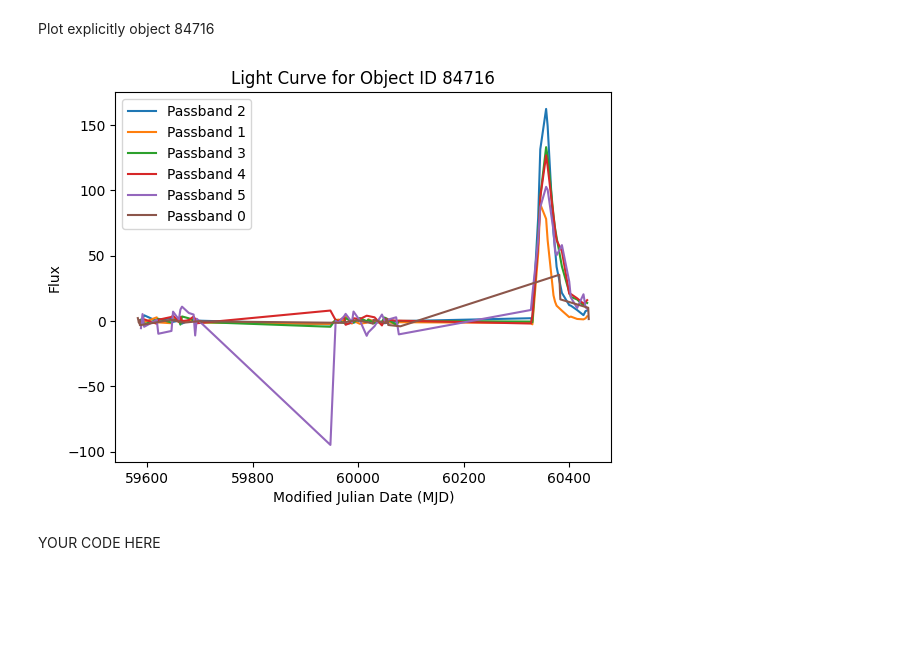
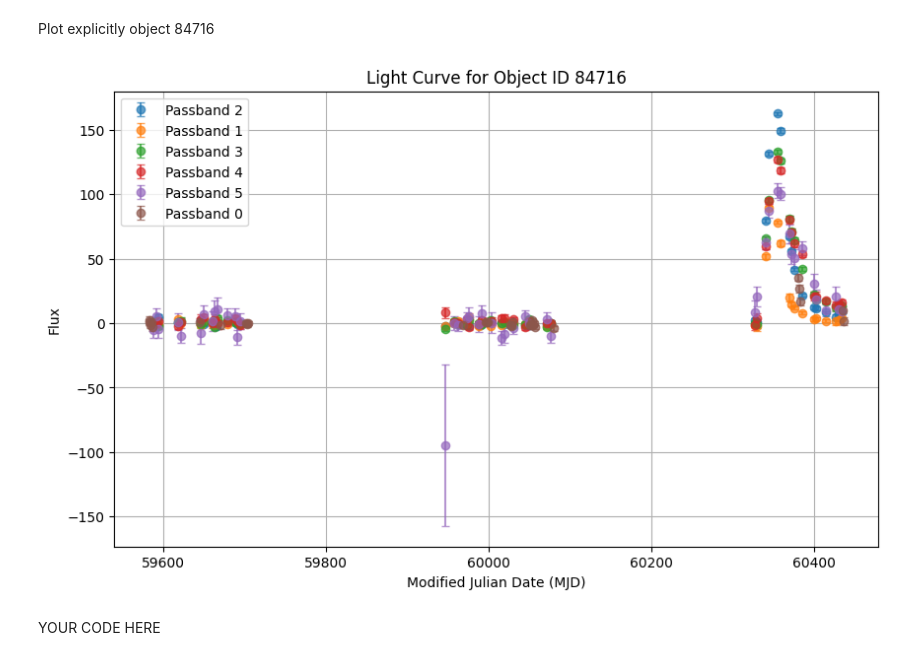
Before and after one commit to mysujan/MLTSA25_SShrestha, a Jupyter notebook: HW4/PLAsTICC_GP_homework.ipynb, the cells around one changed output. Drawn from its saved outputs; the diff is of its cells as text; code cells hidden in the pictures; blank space fills up the shorter version.

```diff
--- a/HW4/PLAsTICC_GP_homework.ipynb
+++ b/HW4/PLAsTICC_GP_homework.ipynb
@@ -194,18 +191,3 @@ objects
 # %% [output]
 array([      615,       713,       730, ..., 130762946, 130772921,
        130779836])
-# %%
-# prompt: Visualize my data to get a sense of what we are working with.
-# Plot light curves for 10 objects.
-
-for i in range(10):
-  obj_id = objects[i]
-  lc = lcvs[lcvs["object_id"] == obj_id]
-  for band in bands:
-    temp = lc[lc["passband"] == band]
-    pl.plot(temp["mjd"], temp["flux"], label=band)
-  pl.xlabel("Time (MJD)")
-  pl.ylabel("Flux")
-  pl.title("Object ID: {}".format(obj_id))
-  pl.legend()
-  pl.show()
@@ -222,0 +194,22 @@ for i in range(10):
+# %%
+# prompt: make this plot scatter plot
+
+import matplotlib.pyplot as plt
+
+# Assuming 'lcvs' DataFrame is already loaded as in the previous code
+
+for obj_id in objects[:10]:  # Iterate through the first 10 objects
+    obj_data = lcvs[lcvs["object_id"] == obj_id]
+    plt.figure(figsize=(10, 6))  # Adjust figure size for better visualization
+    for band in bands:
+        band_data = obj_data[obj_data["passband"] == band]
+        #plt.scatter(band_data["mjd"], band_data["flux"], label=f"Passband {band}")
+
+        plt.errorbar(band_data['mjd'], band_data['flux'], yerr=band_data['flux_err'],
+                     fmt='o', label=f'Passband {band}', alpha=0.7, capsize=3)
+    plt.title(f"Light Curves for Object ID: {obj_id}")
+    plt.xlabel("Modified Julian Date (MJD)")
+    plt.ylabel("Flux")
+    plt.legend(title = "Passband")
+    plt.grid(True)
+    plt.show()
@@ -227,20 +231,23 @@ Plot explicitly object 84716
 # %%
 # Filter the light curves DataFrame for object ID 84716
 obj_lc = lcvs[lcvs["object_id"] == 84716]
-
+plt.figure(figsize=(10, 6))
 # Plot the light curve for each passband
 for band in bands:
     band_lc = obj_lc[obj_lc["passband"] == band]
     if not band_lc.empty:
-        pl.plot(band_lc["mjd"], band_lc["flux"], label=f"Passband {band}")
+        #pl.plot(band_lc["mjd"], band_lc["flux"], label=f"Passband {band}")
+         plt.errorbar(band_lc['mjd'], band_lc['flux'], yerr=band_lc['flux_err'],
+                     fmt='o', label=f'Passband {band}', alpha=0.7, capsize=3)
 
 pl.xlabel("Modified Julian Date (MJD)")
 pl.ylabel("Flux")
 pl.title(f"Light Curve for Object ID 84716")
 pl.legend()
+plt.grid(True)
 pl.show()
 # %% [output]
-[figure, old version]
+[figure, new version]
 # %% [markdown]
 YOUR CODE HERE
 # %% [markdown]
```
Also changed, not shown: parts of 3 cells of this notebook.
